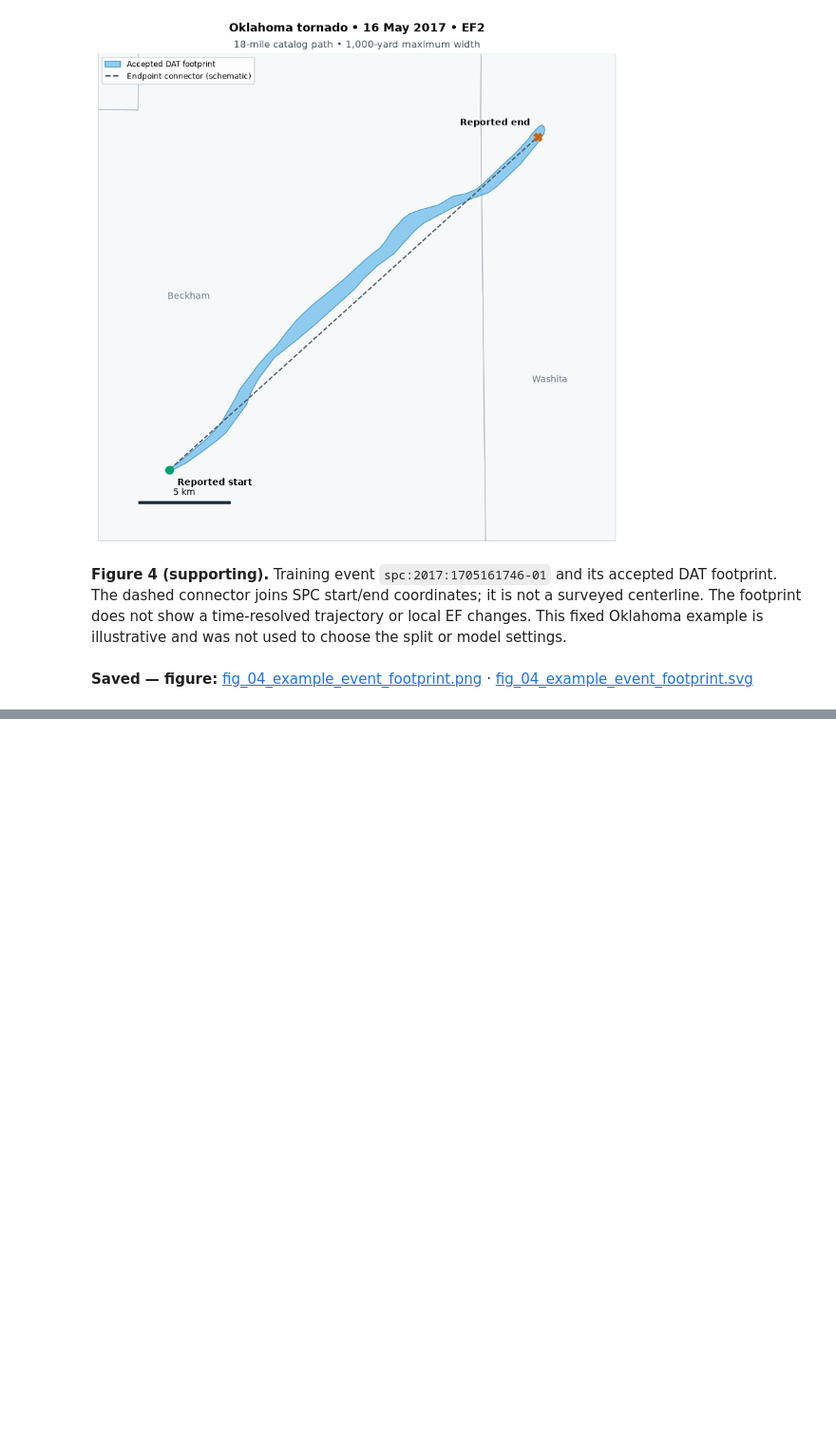
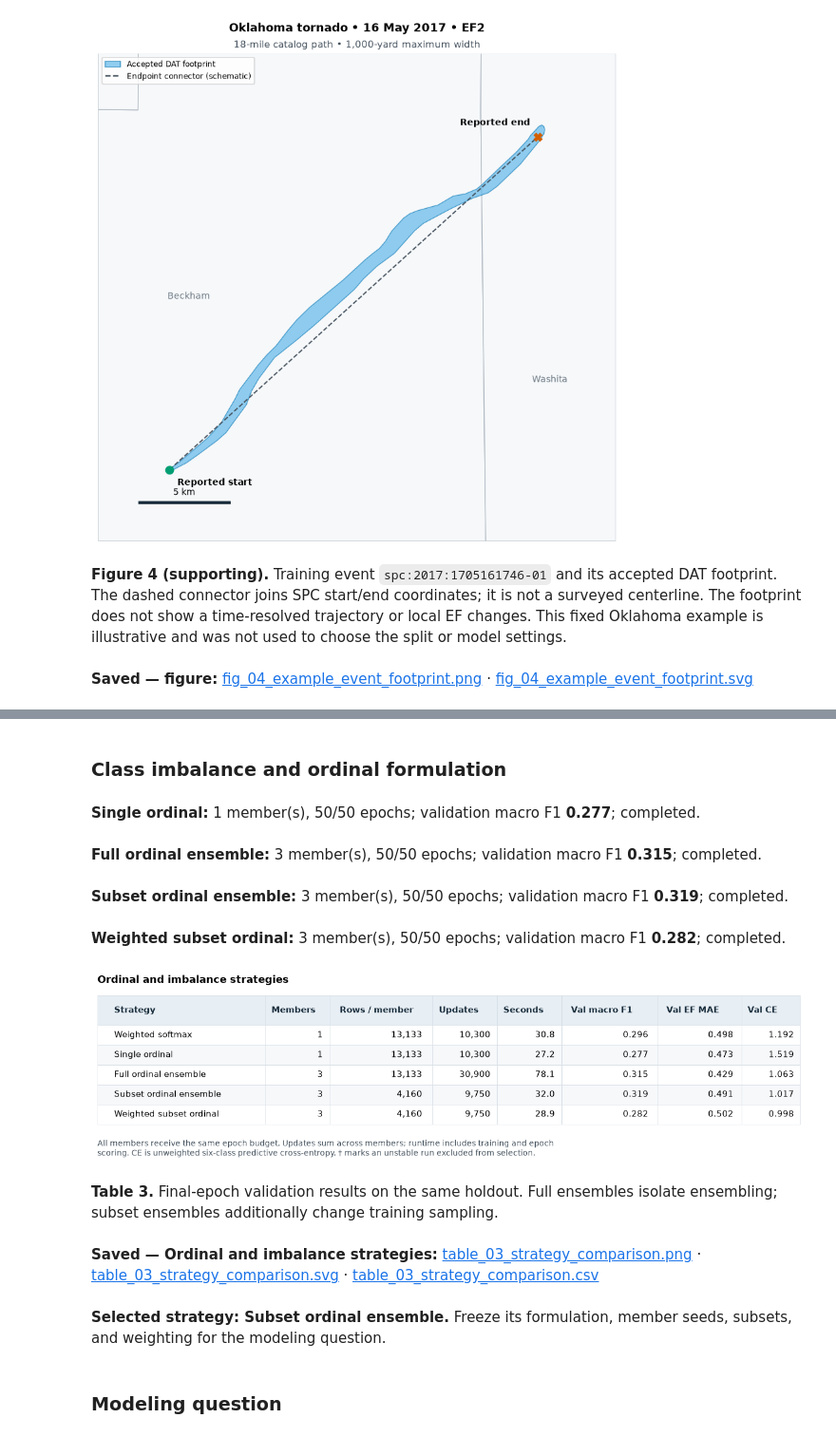
Before and after one commit to jakeryderv/tornado-severity-analysis, a Jupyter notebook: notebook.ipynb, the cells around one changed output, grey strips where cells are left out. Shown at 95% size. Cells and saved outputs as stored; diff of their text form; code cells hidden in the pictures; blank space fills up the shorter version.

```diff
--- a/notebook.ipynb
+++ b/notebook.ipynb
@@ -1216,0 +1653,62 @@ alone does not establish causation or an incorrect EF rating.
+# %% [markdown]
+### Class imbalance and ordinal formulation
+# %%
+strategy_results = {strategy_configs[0].name: results[strategy_configs[0].name]}
+for config in strategy_configs[1:]:
+    strategy_results[config.name] = run(config, stage="Strategy")
+
+strategy_rows = []
+for name, result in strategy_results.items():
+    final = result.epochs.iloc[-1]
+    strategy_rows.append(
+        {
+            "Strategy": name + ("" if result.completed else "†"),
+            "Members": result.config.members,
+            "Rows / member": result.members[0]["training_rows"],
+            "Updates": sum(int(member["optimizer_steps"]) for member in result.members),
+            "Seconds": result.seconds,
+            "Val macro F1": final.validation_macro_f1,
+            "Val EF MAE": final.validation_ef_mae,
+            "Val CE": final.validation_cross_entropy,
+        }
+    )
+strategy_comparison = pd.DataFrame(strategy_rows)
+save_table(
+    strategy_comparison,
+    "table_03_strategy_comparison",
+    "Ordinal and imbalance strategies",
+    caption="**Table 3.** Final-epoch validation results on the same holdout. "
+    "Full ensembles isolate ensembling; subset ensembles additionally change training sampling.",
+    formats={
+        "Members": "d",
+        "Rows / member": ",d",
+        "Updates": ",d",
+        "Seconds": ".1f",
+        "Val macro F1": ".3f",
+        "Val EF MAE": ".3f",
+        "Val CE": ".3f",
+    },
+    width=12,
+    results_dir=EXPERIMENT_DIR,
+    note="All members receive the same epoch budget. Updates sum across members; runtime includes "
+    "training and epoch scoring. CE is unweighted six-class predictive cross-entropy. "
+    "† marks an unstable run excluded from selection.",
+)
+strategy_selected = choose_result(list(strategy_results.values()))
+display(
+    Markdown(
+        f"**Selected strategy: {strategy_selected.config.name}.** "
+        "Freeze its formulation, member seeds, subsets, and weighting for the modeling question."
+    )
+)
+# %% [output]
+**Single ordinal:** 1 member(s), 50/50 epochs; validation macro F1 **0.277**; completed.
+**Full ordinal ensemble:** 3 member(s), 50/50 epochs; validation macro F1 **0.315**; completed.
+**Subset ordinal ensemble:** 3 member(s), 50/50 epochs; validation macro F1 **0.319**; completed.
+**Weighted subset ordinal:** 3 member(s), 50/50 epochs; validation macro F1 **0.282**; completed.
+[figure, added]
+**Table 3.** Final-epoch validation results on the same holdout. Full ensembles isolate ensembling; subset ensembles additionally change training sampling.
+**Saved — Ordinal and imbalance strategies:** [table_03_strategy_comparison.png](assets/tables/table_03_strategy_comparison.png) · [table_03_strategy_comparison.svg](assets/tables/table_03_strategy_comparison.svg) · [table_03_strategy_comparison.csv](data/results/experiments/table_03_strategy_comparison.csv)
+**Selected strategy: Subset ordinal ensemble.** Freeze its formulation, member seeds, subsets, and weighting for the modeling question.
+# %% [markdown]
+### Modeling question
```
Also changed, not shown: parts of 24 cells of this notebook, 35 other files.
